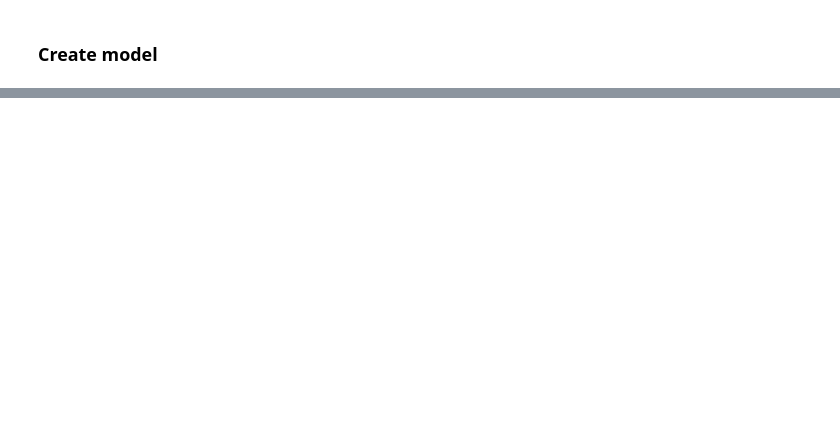
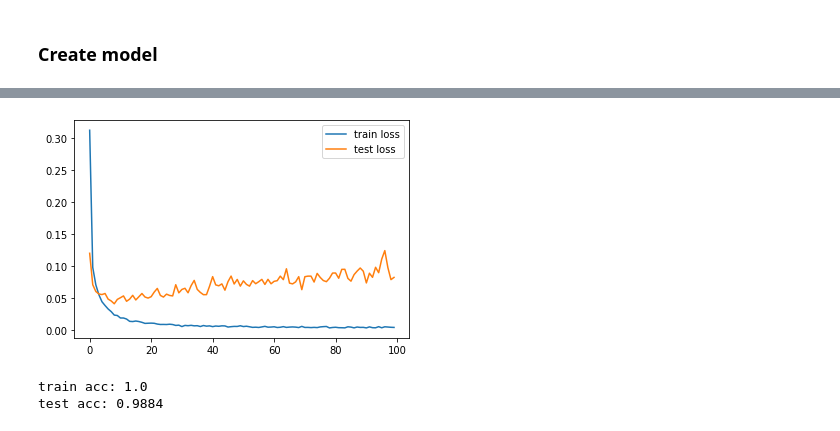
Before and after one commit to tohidabedini/deep-learning-courses, a Jupyter notebook: 03-Udemy - Pytorch/05-Convolutional Neural Networks/5.9-CNN Fashion MNIST.ipynb, the cells around one changed output, grey strips where cells are left out. Cells and saved outputs as stored; diff of their text form; code cells hidden in the pictures; blank space fills up the shorter version.

```diff
--- a/03-Udemy - Pytorch/05-Convolutional Neural Networks/5.9-CNN Fashion MNIST.ipynb
+++ b/03-Udemy - Pytorch/05-Convolutional Neural Networks/5.9-CNN Fashion MNIST.ipynb
@@ -284,0 +346,2 @@ Confusion matrix, without normalization
+# %%
+model_MNIST_CNN, train_losses_MNIST_CNN, test_losses_MNIST_CNN, _ ,_, _ = create_model_and_train(K_MNIST,train_dataset_MNIST,test_dataset_MNIST,model_mode="CNN",batch_size=128,n_epochs=100)
@@ -284,0 +366,13 @@ Confusion matrix, without normalization
+# %%
+plot_test_and_train_metric(train_losses_MNIST_CNN, test_losses_MNIST_CNN,"loss")
+# %% [output]
+[figure, added]
+# %%
+train_acc_MNIST_CNN = acc_compouter(model_MNIST_CNN,device,train_loader_MNIST,model_mode="CNN")
+print(f"train acc: {train_acc_MNIST_Linear}")
+
+test_acc_MNIST_CNN = acc_compouter(model_MNIST_CNN,device,test_loader_MNIST,model_mode="CNN")
+print(f"test acc: {test_acc_MNIST_CNN}")
+# %% [output]
+train acc: 1.0
+test acc: 0.9884
```
Also changed, not shown: parts of 38 cells of this notebook.
